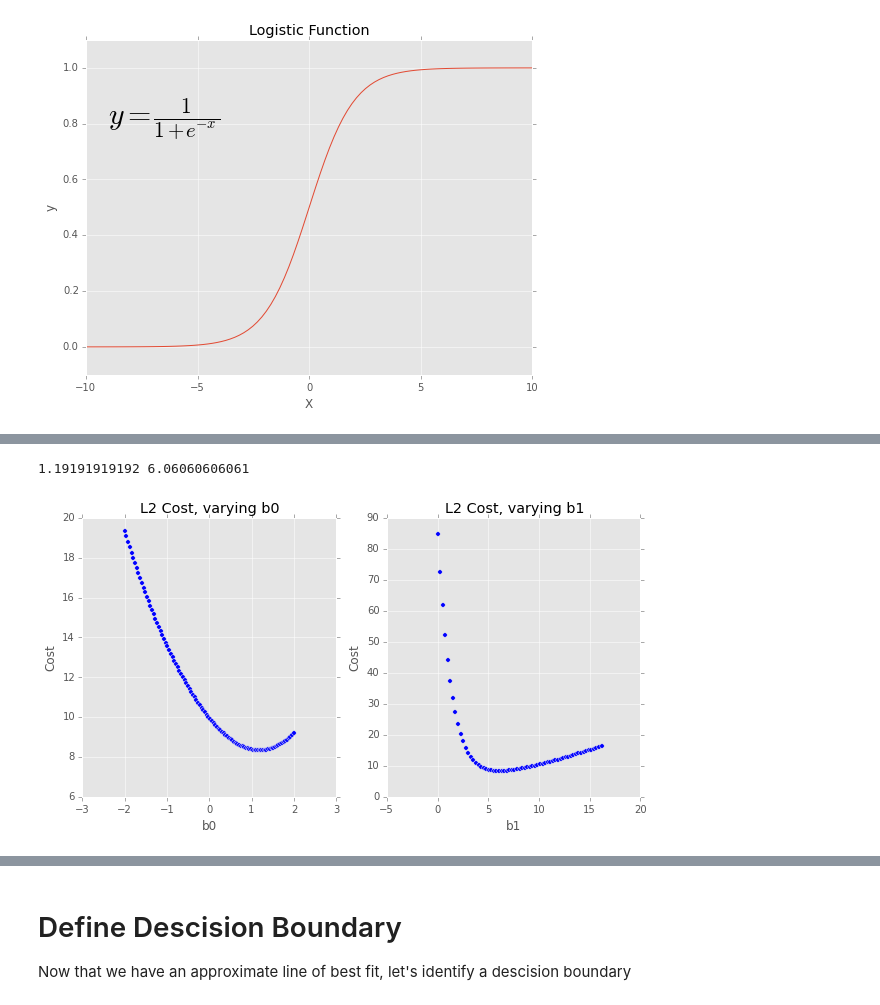
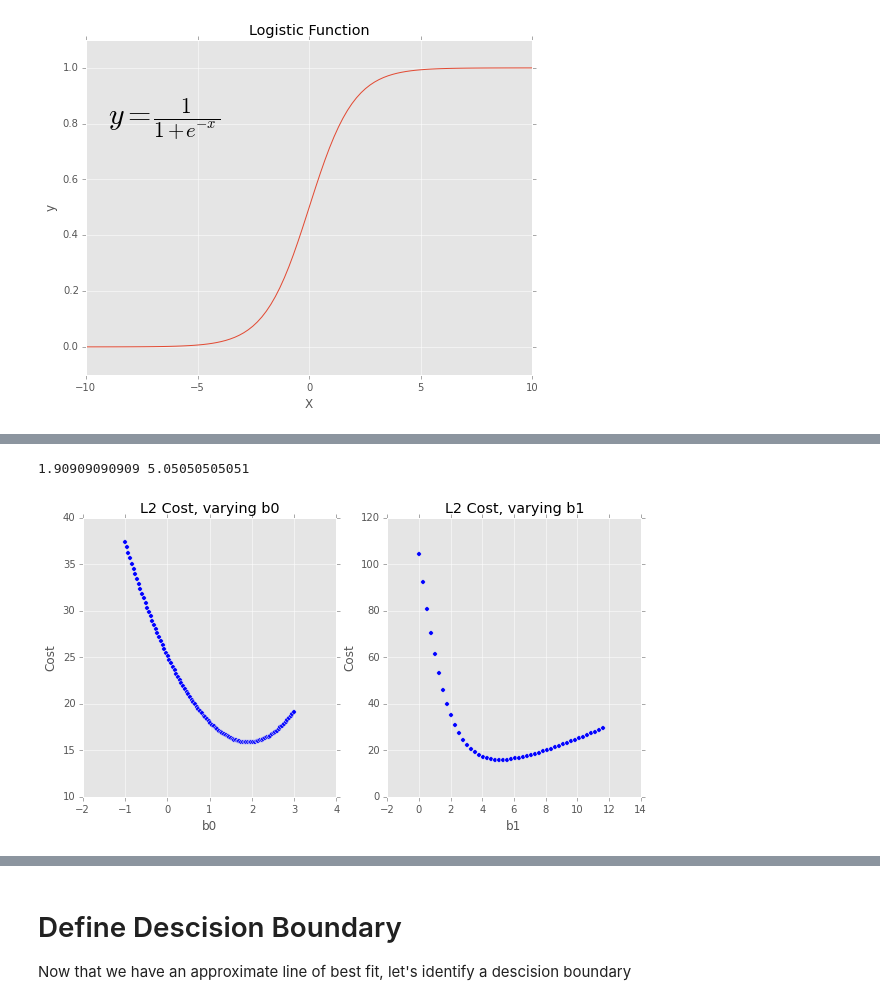
Before and after one commit to drJAGartner/log_reg_demo, a Jupyter notebook: 1.) Logistic Regression Basics.ipynb, the cells around one changed output, grey strips where cells are left out. Saved outputs shown, nothing was run; the diff lists cells and outputs as text; code cells hidden in the pictures.

```diff
--- a/1.) Logistic Regression Basics.ipynb
+++ b/1.) Logistic Regression Basics.ipynb
@@ -79,27 +80,27 @@ def point_cost(x, y, b0, b1):
 def cost(x, y, b0, b1):
     return sum([point_cost(u[0], u[1], b0, b1) for u in zip(x,y)])
 # %%
-b0 = np.linspace(-2,2, 100)
+b0 = np.linspace(-1,3, 100)
 b1 = np.linspace(0,25, 100)
-c0 = [cost(X0, y0, u, 6.06) for u in b0]
-c1 = [cost(X0, y0, 1.19, u) for u in b1]
+c0 = [cost(X0, y0, u, 5.05) for u in b0]
+c1 = [cost(X0, y0, 1.78, u) for u in b1]
 
 fig, ax = plt.subplots(1,2)
 fig.set_size_inches(10,5)
 ax[0].scatter(b0, c0)
 ax[0].set_title("L2 Cost, varying b0")
 ax[0].set_xlabel("b0")
 ax[0].set_ylabel("Cost")
 
 ax[1].scatter(b1, c1)
 ax[1].set_title("L2 Cost, varying b1")
 ax[1].set_xlabel("b1")
 ax[1].set_ylabel("Cost")
 
 print(b0[c0.index(min(c0))], b1[c1.index(min(c1))])
 
 fig.show()
 # %% [output]
-1.19191919192 6.06060606061
+1.90909090909 5.05050505051
-[figure, old version]
+[figure, new version]
 # %%
```
Also changed, not shown: parts of 9 cells of this notebook, 1 other file.
